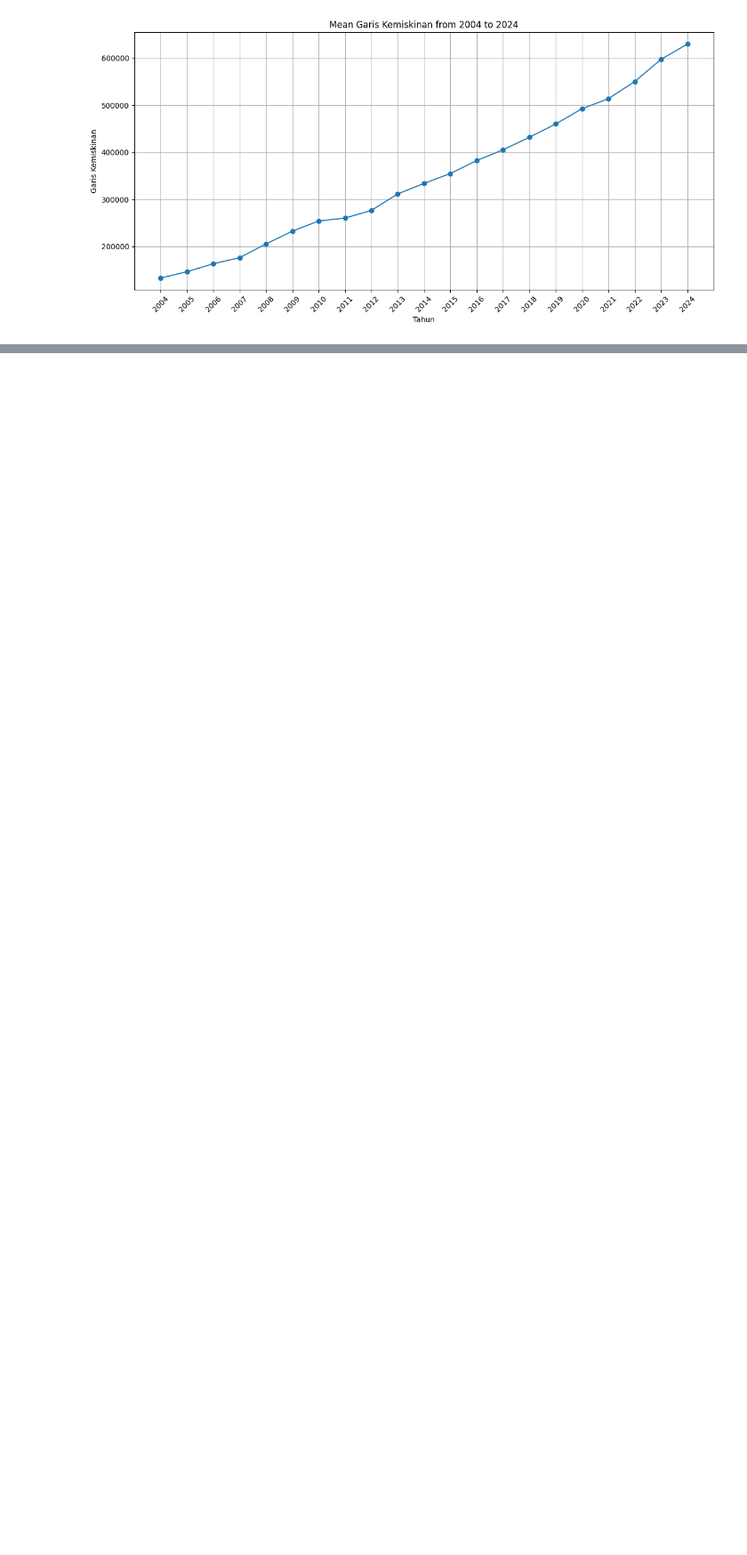
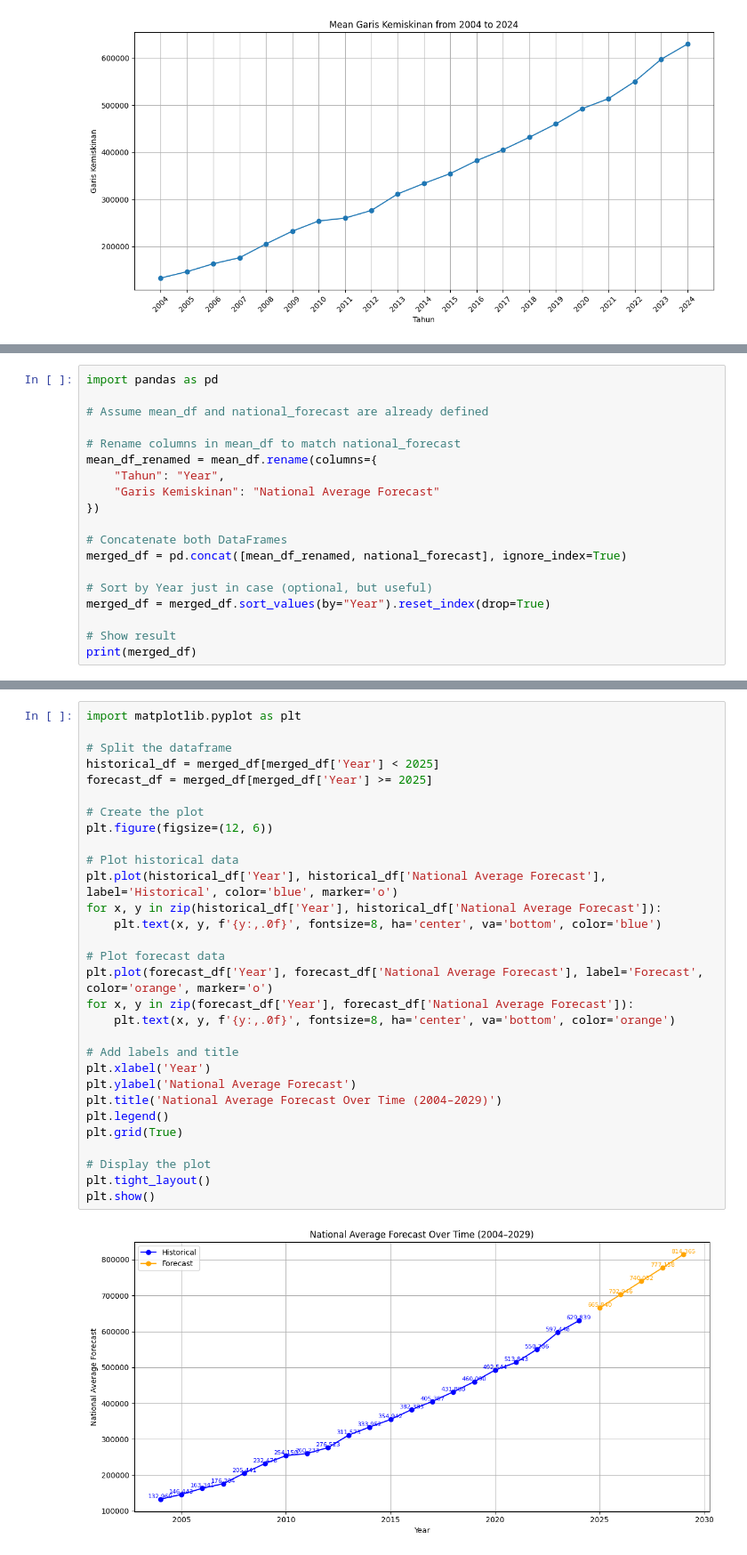
Before and after one commit to yusufimantaka/gamadata-2, a Jupyter notebook: Javi/viz.ipynb, the cells around one changed output, grey strips where cells are left out. Shown at 89% size. Cells and saved outputs as stored; diff of their text form; blank space fills up the shorter version.

Commit message:
Add: merged forecast

```diff
--- a/Javi/viz.ipynb
+++ b/Javi/viz.ipynb
@@ -74,0 +372,19 @@ plt.show()
+# %%
+import pandas as pd
+
+# Assume mean_df and national_forecast are already defined
+
+# Rename columns in mean_df to match national_forecast
+mean_df_renamed = mean_df.rename(columns={
+    "Tahun": "Year",
+    "Garis Kemiskinan": "National Average Forecast"
+})
+
+# Concatenate both DataFrames
+merged_df = pd.concat([mean_df_renamed, national_forecast], ignore_index=True)
+
+# Sort by Year just in case (optional, but useful)
+merged_df = merged_df.sort_values(by="Year").reset_index(drop=True)
+
+# Show result
+print(merged_df)
@@ -74,0 +412,32 @@ plt.show()
+# %%
+import matplotlib.pyplot as plt
+
+# Split the dataframe
+historical_df = merged_df[merged_df['Year'] < 2025]
+forecast_df = merged_df[merged_df['Year'] >= 2025]
+
+# Create the plot
+plt.figure(figsize=(12, 6))
+
+# Plot historical data
+plt.plot(historical_df['Year'], historical_df['National Average Forecast'], label='Historical', color='blue', marker='o')
+for x, y in zip(historical_df['Year'], historical_df['National Average Forecast']):
+    plt.text(x, y, f'{y:,.0f}', fontsize=8, ha='center', va='bottom', color='blue')
+
+# Plot forecast data
+plt.plot(forecast_df['Year'], forecast_df['National Average Forecast'], label='Forecast', color='orange', marker='o')
+for x, y in zip(forecast_df['Year'], forecast_df['National Average Forecast']):
+    plt.text(x, y, f'{y:,.0f}', fontsize=8, ha='center', va='bottom', color='orange')
+
+# Add labels and title
+plt.xlabel('Year')
+plt.ylabel('National Average Forecast')
+plt.title('National Average Forecast Over Time (2004–2029)')
+plt.legend()
+plt.grid(True)
+
+# Display the plot
+plt.tight_layout()
+plt.show()
+# %% [output]
+[figure, added]
```
Also changed, not shown: parts of 10 cells of this notebook, 2 other files.
